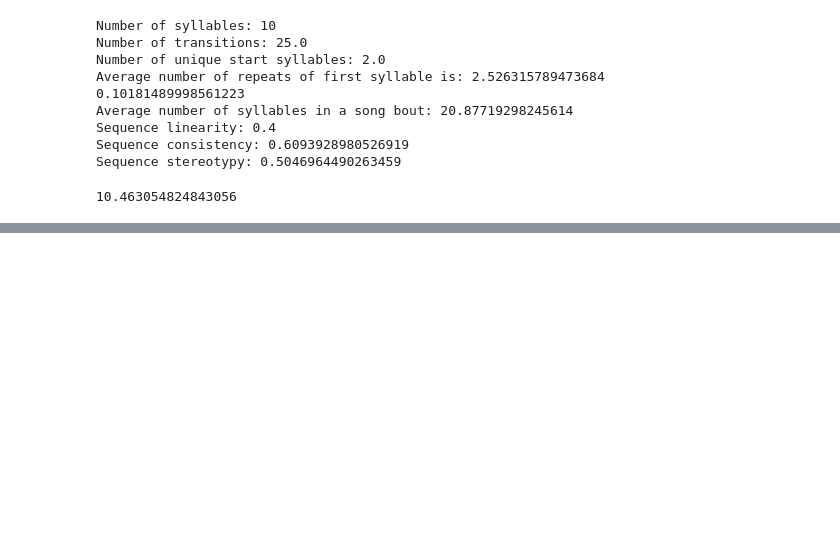
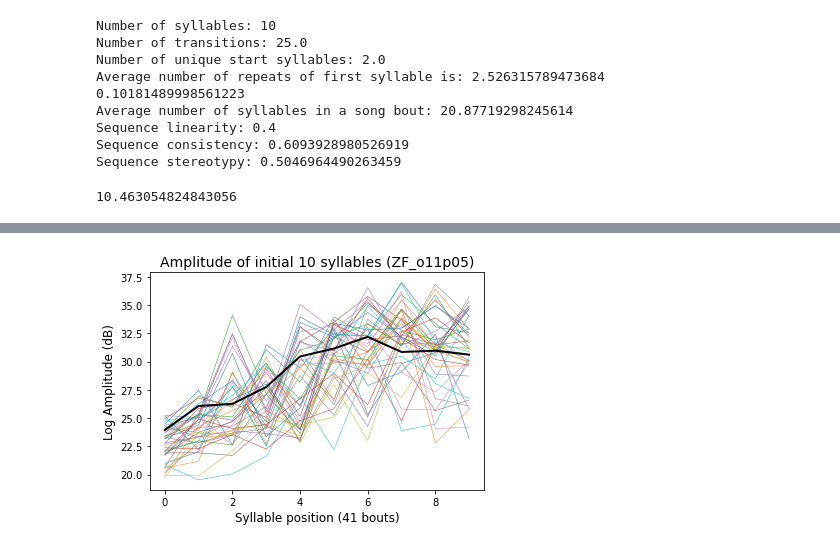
Before and after one commit to vasudha-kulkarni/IN-comparative-analysis, a Jupyter notebook: Quantifying_differences.ipynb, the cells around one changed output, grey strips where cells are left out. Drawn from its saved outputs; the diff is of its cells as text; code cells hidden in the pictures; blank space fills up the shorter version.

```diff
--- a/Quantifying_differences.ipynb
+++ b/Quantifying_differences.ipynb
@@ -327,0 +360,44 @@ Sequence stereotypy: 0.5046964490263459
+# %%
+#To try and calculate the average amplitude at each syllable index
+amp = []
+for i in range(len(song_motif)):
+    a = song_motif[i]['Log Amplitude (dB)']
+    a = a.tolist()[1:11]
+    amp.append(a)
+
+amp_10syl = np.array([np.array(i) for i in amp])
+
+
+def mean_value(data):
+    avg = []
+    for i in range(len(data[0])):
+        temp = []
+        for j in range(len(data)):
+            t = data[j, i]
+            temp.append(t)
+        avg.append(np.mean(temp))
+    return avg
+# %%
+#To plot the log amplitude of syllables
+
+for i in range(len(song_motif)):
+    bout = song_motif[i]
+    amplitude = bout['Log Amplitude (dB)']
+    amplitude = amplitude.tolist()
+    amplitude = amplitude[:10]
+    x = np.arange(10)
+    plt.plot(x, amplitude, linewidth = 0.5)
+
+#plot the average values of first 10 syllables
+xaxis = np.arange(10)
+plt.plot(xaxis, mean_value(amp_10syl), 'k', linewidth = 2)
+
+plt.xlabel('Syllable position (41 bouts)', fontsize = 12)
+plt.ylabel('Log Amplitude (dB)', fontsize = 12)
+plt.title('Amplitude of initial 10 syllables (ZF_o11p05)', fontsize = 14)
+
+plt.get_cmap('viridis')
+#plt.show()
+plt.savefig('02 amplitude 10 syll ZFo11p5.png', dpi = 600)
+# %% [output]
+[figure, added]
```
Also changed, not shown: parts of 13 cells of this notebook, 17 other files.
